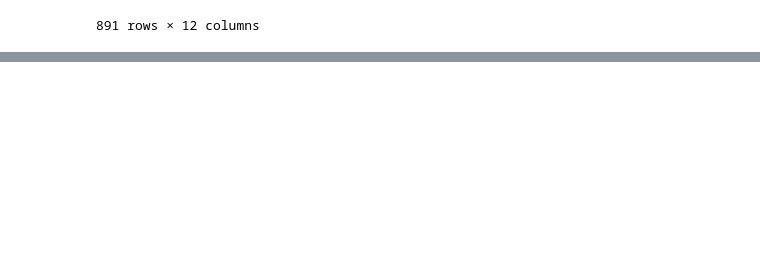
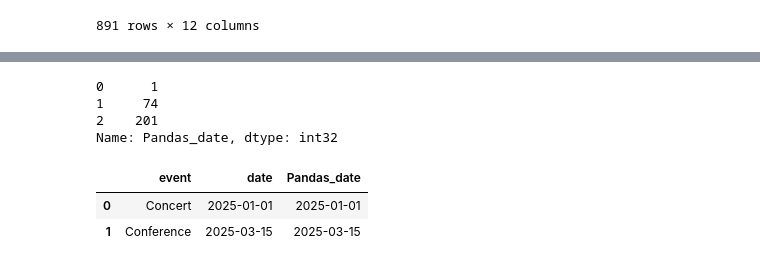
Before and after one commit to GauravRangani/level_2, a Jupyter notebook: practice_20-05-26_pandas.ipynb, the cells around one changed output, grey strips where cells are left out. Cells and saved outputs as stored; diff of their text form; code cells hidden in the pictures; blank space fills up the shorter version.

Commit message:
pandas completed

```diff
--- a/practice_20-05-26_pandas.ipynb
+++ b/practice_20-05-26_pandas.ipynb
@@ -627,0 +984,2 @@ df[sorted(df.columns)]
+# %%
+df['Pandas_date'] = pd.to_datetime(df["date"])
@@ -627,0 +999,13 @@ df[sorted(df.columns)]
+# %%
+df['Pandas_date'].dt.day_of_year
+# %% [output]
+0      1
+1     74
+2    201
+Name: Pandas_date, dtype: int32
+# %%
+df[df["Pandas_date"].between('2025-01-01', '2025-06-01')]
+# %% [output]
+|  | event | date | Pandas_date |
+| 0 | Concert | 2025-01-01 | 2025-01-01 |
+| 1 | Conference | 2025-03-15 | 2025-03-15 |
```
Also changed, not shown: parts of 45 cells of this notebook.
